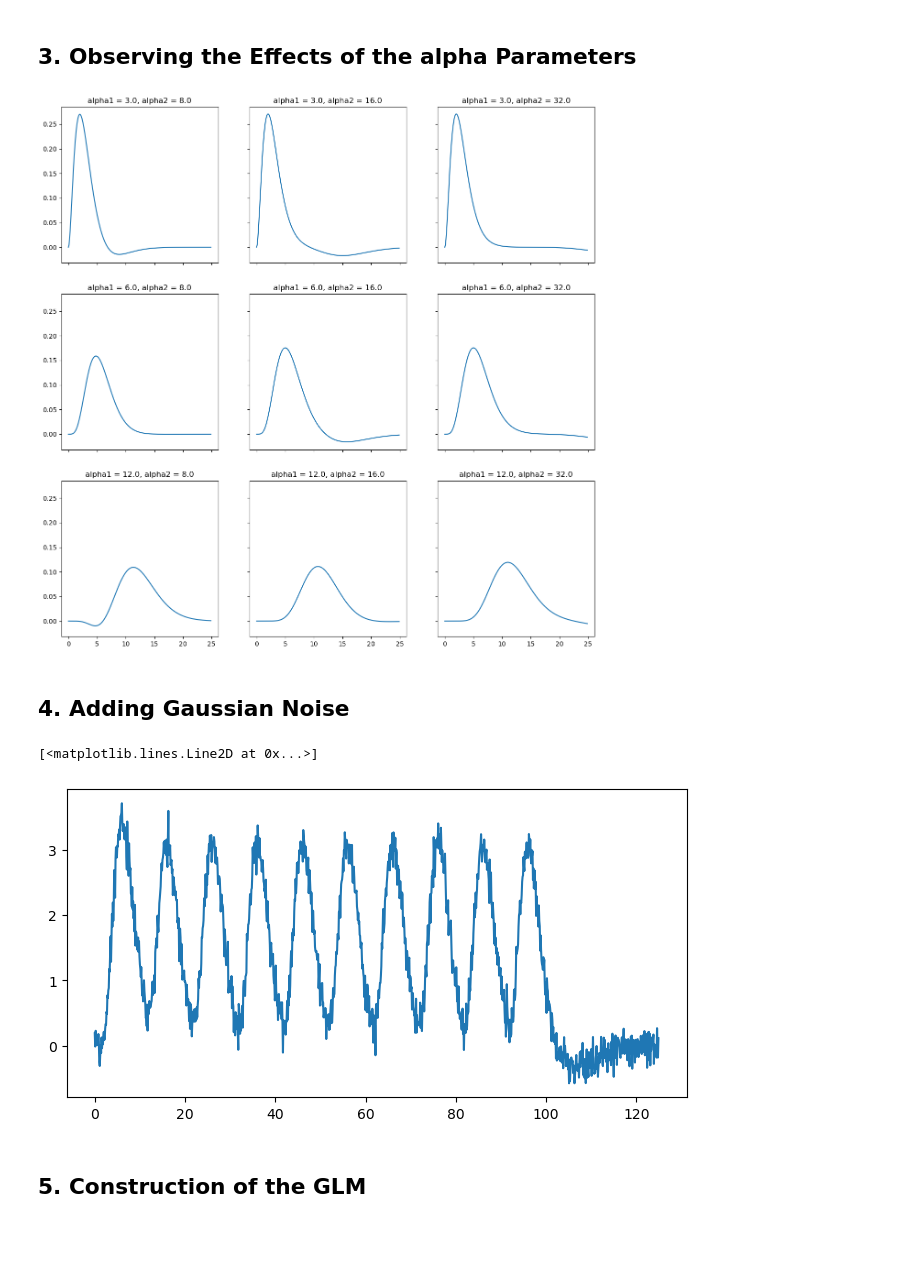
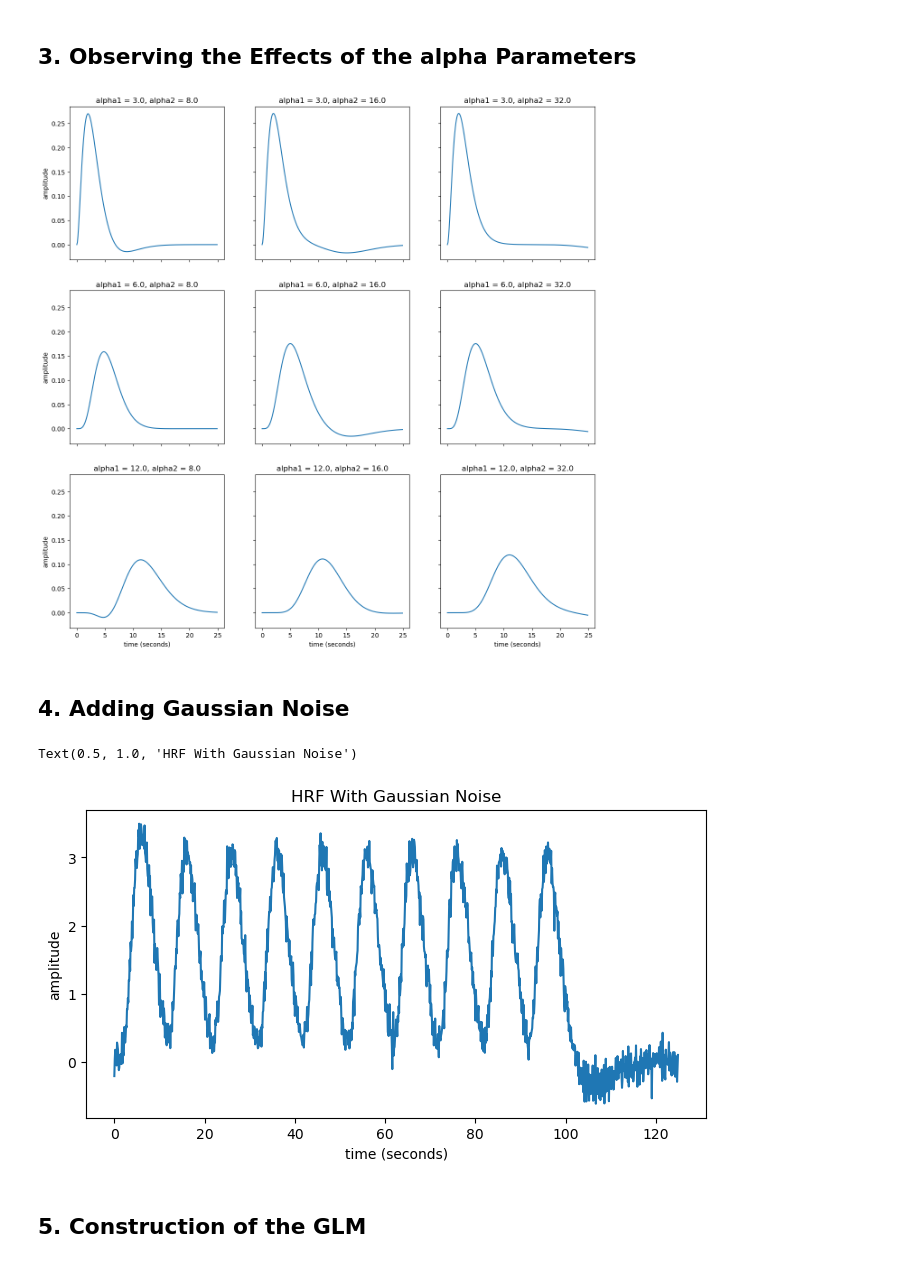
Before and after one commit to mrighi/NSSP-Miniprojects, a Jupyter notebook: Miniproject 1/Miniproject_1_G.ipynb, the cells around one changed output. Drawn from its saved outputs; the diff is of its cells as text; code cells hidden in the pictures; blank space fills up the shorter version.

Commit message:
labelled plots

```diff
--- a/Miniproject 1/Miniproject_1_G.ipynb
+++ b/Miniproject 1/Miniproject_1_G.ipynb
@@ -111,9 +111,11 @@ for i in range(3):
     for j in range(3):
         axs[i,j].plot(t_cut, HRF(t_cut, A, c, alpha1s[i], alpha2s[j], beta1, beta2))
         axs[i,j].set_title(f"alpha1 = {alpha1s[i]}, alpha2 = {alpha2s[j]}")
-#plt.close()
+for i in range(3):
+    axs[i,0].set_ylabel('amplitude')
+    axs[2,i].set_xlabel('time (seconds)')
 # %% [output]
-[figure, old version]
+[figure, new version]
 # %% [markdown]
 ## 4. Adding Gaussian Noise ##
 # %%
@@ -123,9 +125,12 @@ bold_noisy = bold + np.random.normal(0, sigma, t.shape)
 # %%
 plt.figure(figsize=(8,4))
 plt.plot(t, bold_noisy)
+plt.xlabel('time (seconds)')
+plt.ylabel('amplitude')
+plt.title('HRF With Gaussian Noise')
 # %% [output]
-[<matplotlib.lines.Line2D at 0x...>]
+Text(0.5, 1.0, 'HRF With Gaussian Noise')
-[figure, old version]
+[figure, new version]
 # %% [markdown]
 ## 5. Construction of the GLM ##
 # %% [markdown]
```
